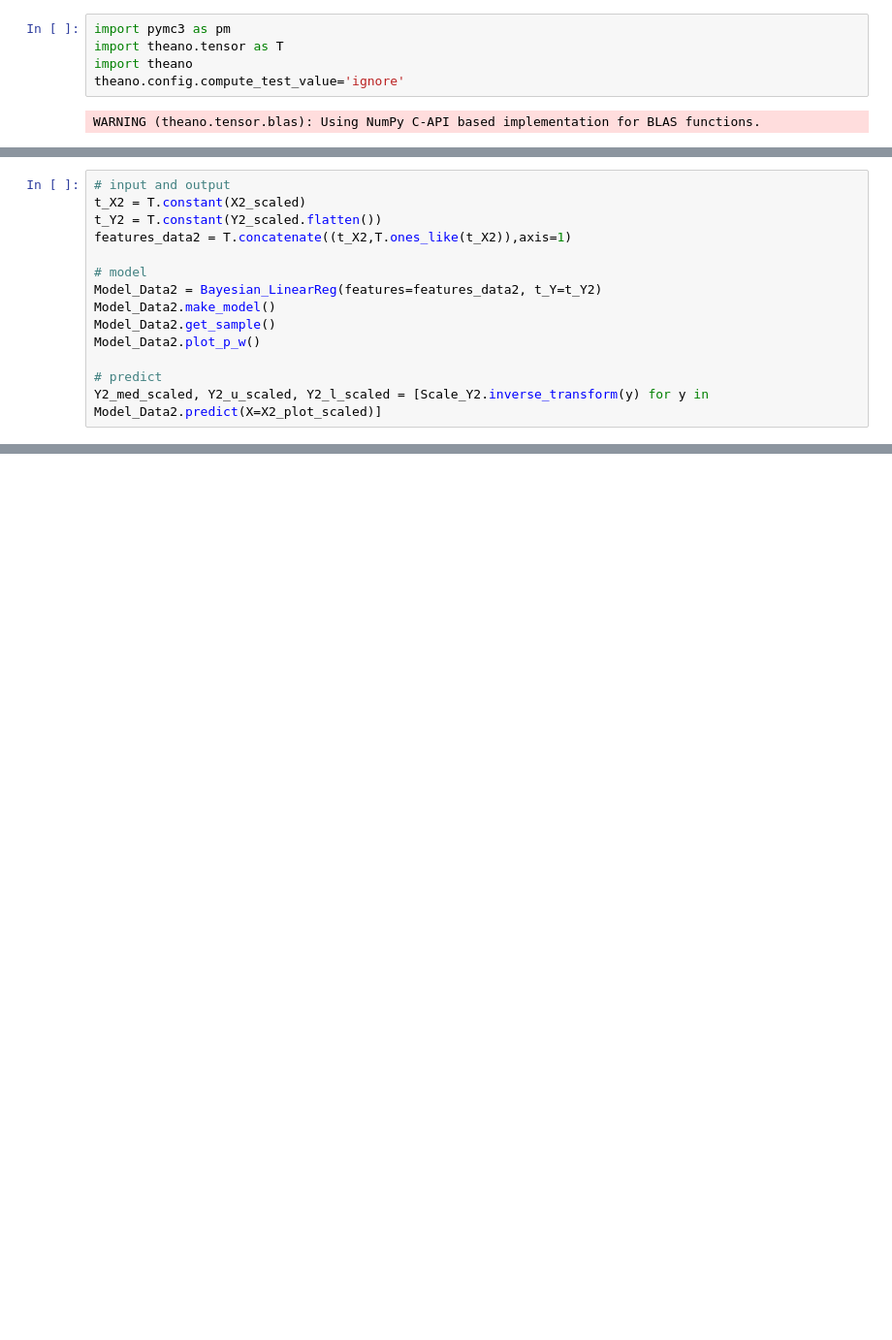
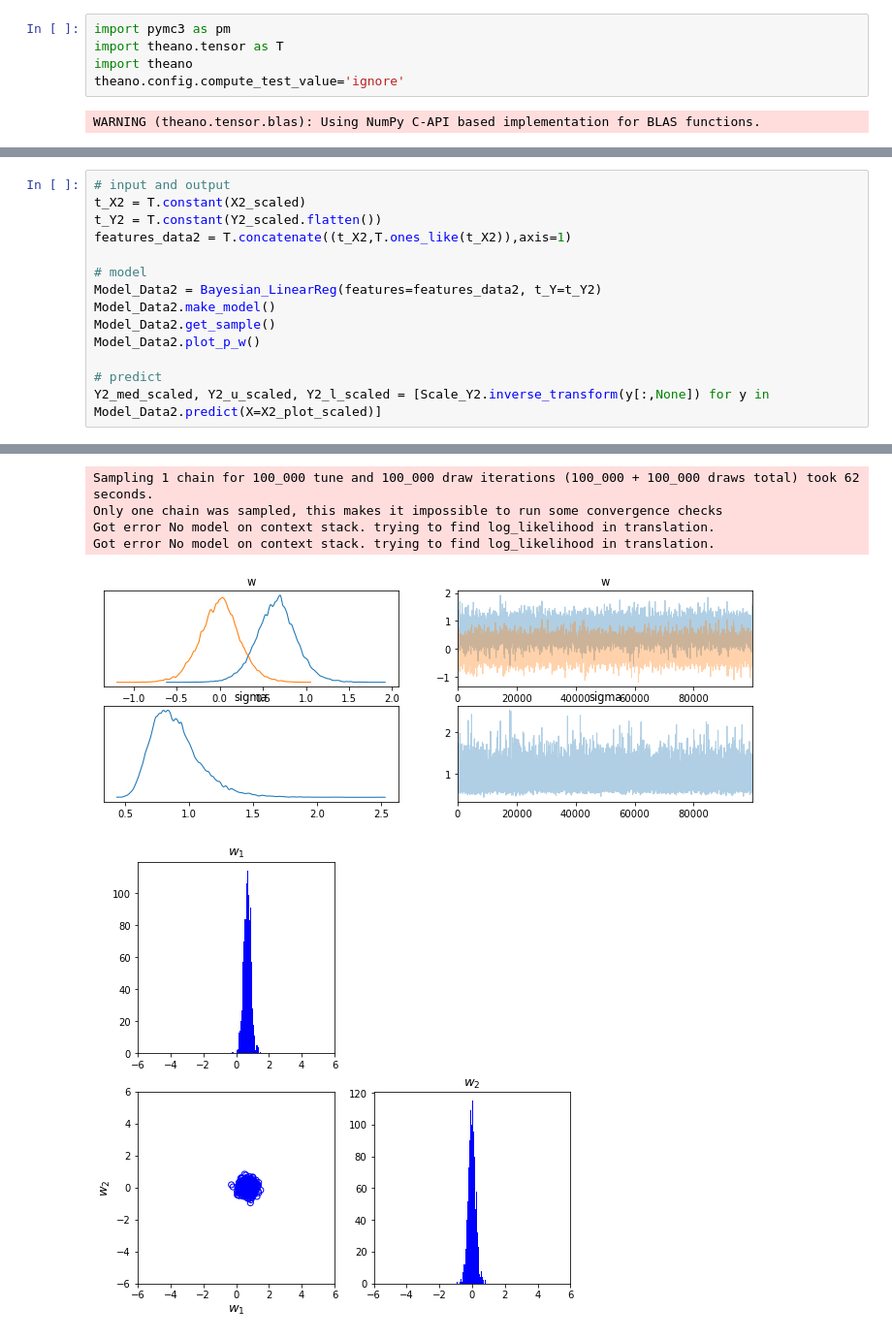
Before and after one commit to sjae-lee/Bayesian-Modelling, a Jupyter notebook: notebook/1_Linear Regression.ipynb, the cells around one changed output, grey strips where cells are left out. Shown at 97% size. Drawn from its saved outputs; the diff is of its cells as text; blank space fills up the shorter version.

```diff
--- a/notebook/1_Linear Regression.ipynb
+++ b/notebook/1_Linear Regression.ipynb
@@ -220,4 +229,5 @@ Model_Data2.get_sample()
 Model_Data2.plot_p_w()
 
 # predict
-Y2_med_scaled, Y2_u_scaled, Y2_l_scaled = [Scale_Y2.inverse_transform(y) for y in Model_Data2.predict(X=X2_plot_scaled)]
+Y2_med_scaled, Y2_u_scaled, Y2_l_scaled = [Scale_Y2.inverse_transform(y[:,None]) for y in Model_Data2.predict(X=X2_plot_scaled)]
+# %% [output]
@@ -224,3 +239,9 @@ Y2_med_scaled, Y2_u_scaled, Y2_l_scaled = [Scale_Y2.inverse_transform(y) for y i
+Sampling 1 chain for 100_000 tune and 100_000 draw iterations (100_000 + 100_000 draws total) took 62 seconds.
+Only one chain was sampled, this makes it impossible to run some convergence checks
+Got error No model on context stack. trying to find log_likelihood in translation.
+Got error No model on context stack. trying to find log_likelihood in translation.
+[figure, added]
+[figure, added]
 # %%
 # input and output
 t_X3 = T.constant(X3_scaled)
```
Also changed, not shown: parts of 19 cells of this notebook.
